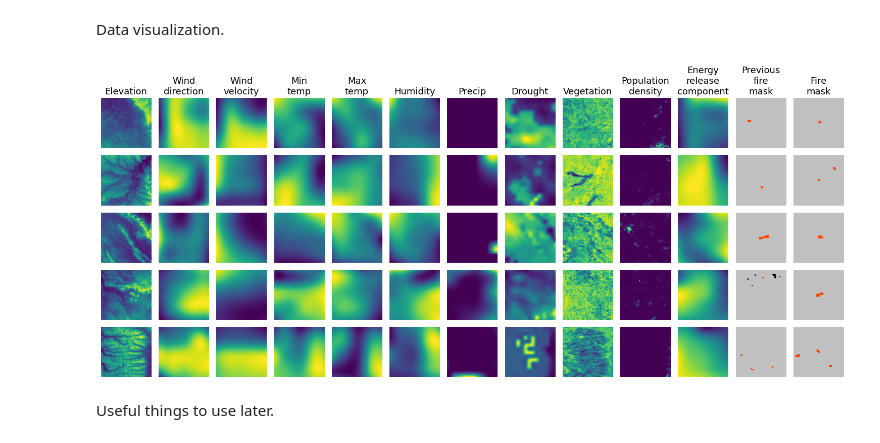
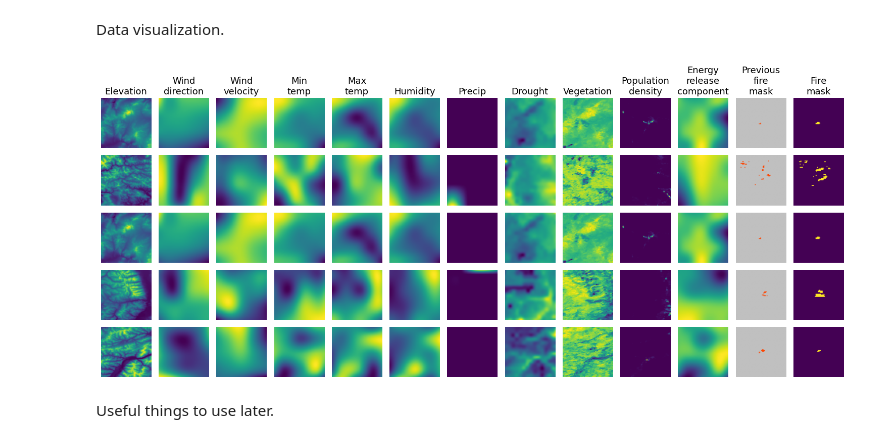
Before and after one commit to amindell11/WildfireSpreadPrediction, a Jupyter notebook: notebooks/Wildfire23-24.ipynb, the cells around one changed output. Saved outputs shown, nothing was run; the diff lists cells and outputs as text; code cells hidden in the pictures.

Commit message:
Model Training and Data visualization working

```diff
--- a/notebooks/Wildfire23-24.ipynb
+++ b/notebooks/Wildfire23-24.ipynb
@@ -513,10 +499,16 @@ for epoch in epochs_try:
                 autoencoder = Model(input_img, enc_output)
                 autoencoder.compile(optimizer=opt,loss='BinaryCrossentropy')
 
+                class WandbCallback(keras.callbacks.Callback):
+                    def on_train_batch_end(self, batch, logs=None):
+                        wandb.log({"train_loss": logs['loss']})
+
+                    def on_test_batch_end(self, batch, logs=None):
+                        wandb.log({"val_loss": logs['loss']})
 
 
 
-                history = autoencoder.fit(dataset, epochs=num_epochs, validation_data=dataset_test, shuffle=True, callbacks=[])
+                history = autoencoder.fit(dataset, epochs=num_epochs, validation_data=dataset_test, shuffle=True, callbacks=[WandbCallback()])
 
 
 
@@ -531,3 +541,28 @@ for epoch in epochs_try:
+# %%
+# ... (after obtaining 'predictions')
+
+# Reshape predictions if necessary to match image dimensions
+predictions = results.reshape(predictions.shape[0], side_length, side_length)  # Adjust dimensions as needed
+
+# Visualize predictions using imshow
+for i in range(n_rows): # Limit i by the batch size
+  if i>predictions.shape[0]:
+    break #stop because ran out of images
+  batch_i = i % predictions.shape[0] # normalize index to batch size
+  plt.subplot(n_rows, 2, 2 * (i) + 1) # 2 columns one for predicted one for actual
+  if i == 0:
+    plt.title("Predicted", fontsize=13)
+  plt.imshow(predictions[batch_i], cmap='viridis')
+  plt.axis('off')
+
+  plt.subplot(n_rows, 2, 2 * (i) + 2)
+  if i == 0:
+    plt.title("Actual", fontsize=13)
+  plt.imshow(labels[batch_i], cmap='viridis')
+  plt.axis('off')
+
+plt.tight_layout()
+plt.show()
 # %% [markdown]
 Data visualization.
 # %%
@@ -541,38 +576,41 @@ TITLES = [
   'Humidity',
   'Precip',
   'Drought',
   'Vegetation',
   'Population\ndensity',
   'Energy\nrelease\ncomponent',
   'Previous\nfire\nmask',
   'Fire\nmask'
 ]
 # Number of rows of data samples to plot
 n_rows = 5
 # Number of data variables
 n_features = inputs.shape[3]
 # Variables for controllong the color map for the fire masks
 CMAP = colors.ListedColormap(['black', 'silver', 'orangered'])
 BOUNDS = [-1, -0.1, 0.001, 1]
 NORM = colors.BoundaryNorm(BOUNDS, CMAP.N)
 
 fig = plt.figure(figsize=(15,6.5))
 
-for i in range(n_rows):
+for i in range(n_rows): # Limit i by the batch size
+  if i>inputs.shape[0]:
+    inputs, labels = next(iter(dataset))
+  batch_i = i % inputs.shape[0] # normalize index to batch size
   for j in range(n_features + 1):
     plt.subplot(n_rows, n_features + 1, i * (n_features + 1) + j + 1)
     if i == 0:
       plt.title(TITLES[j], fontsize=13)
     if j < n_features - 1:
-      plt.imshow(inputs[i, :, :, j], cmap='viridis')
+      plt.imshow(inputs[batch_i, :, :, j], cmap='viridis')
     if j == n_features - 1:
-      plt.imshow(inputs[i, :, :, -1], cmap=CMAP, norm=NORM)
+      plt.imshow(inputs[batch_i, :, :, -1], cmap=CMAP, norm=NORM)
     if j == n_features:
-      plt.imshow(labels[i, :, :, 0], cmap=CMAP, norm=NORM)
+      plt.imshow(labels[batch_i, :, :, 0], cmap='viridis')
     plt.axis('off')
 plt.tight_layout()
 # %% [output]
-[figure, old version]
+[figure, new version]
 # %% [markdown]
 Useful things to use later.
 # %%
```
Also changed, not shown: parts of 7 cells of this notebook.
